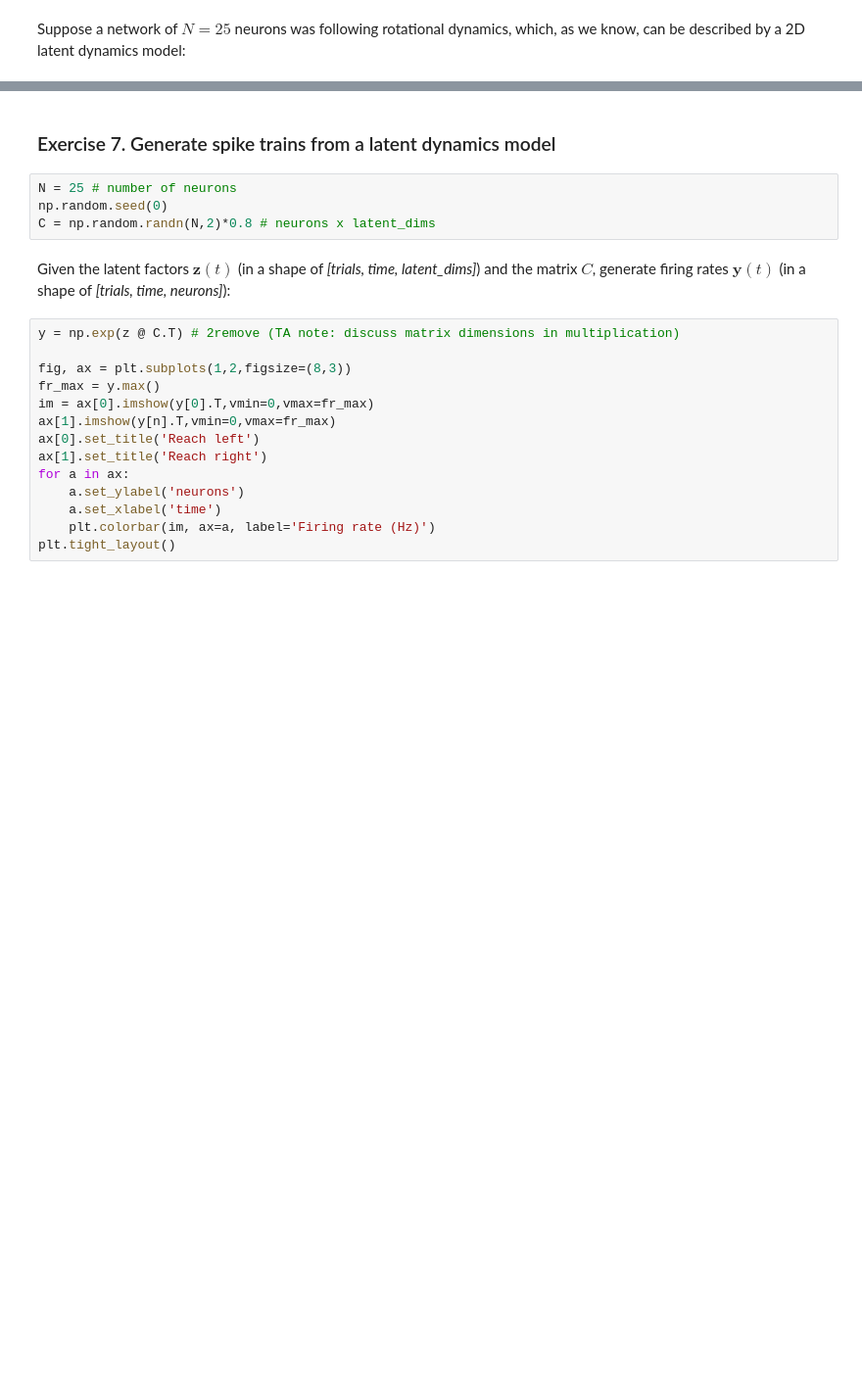
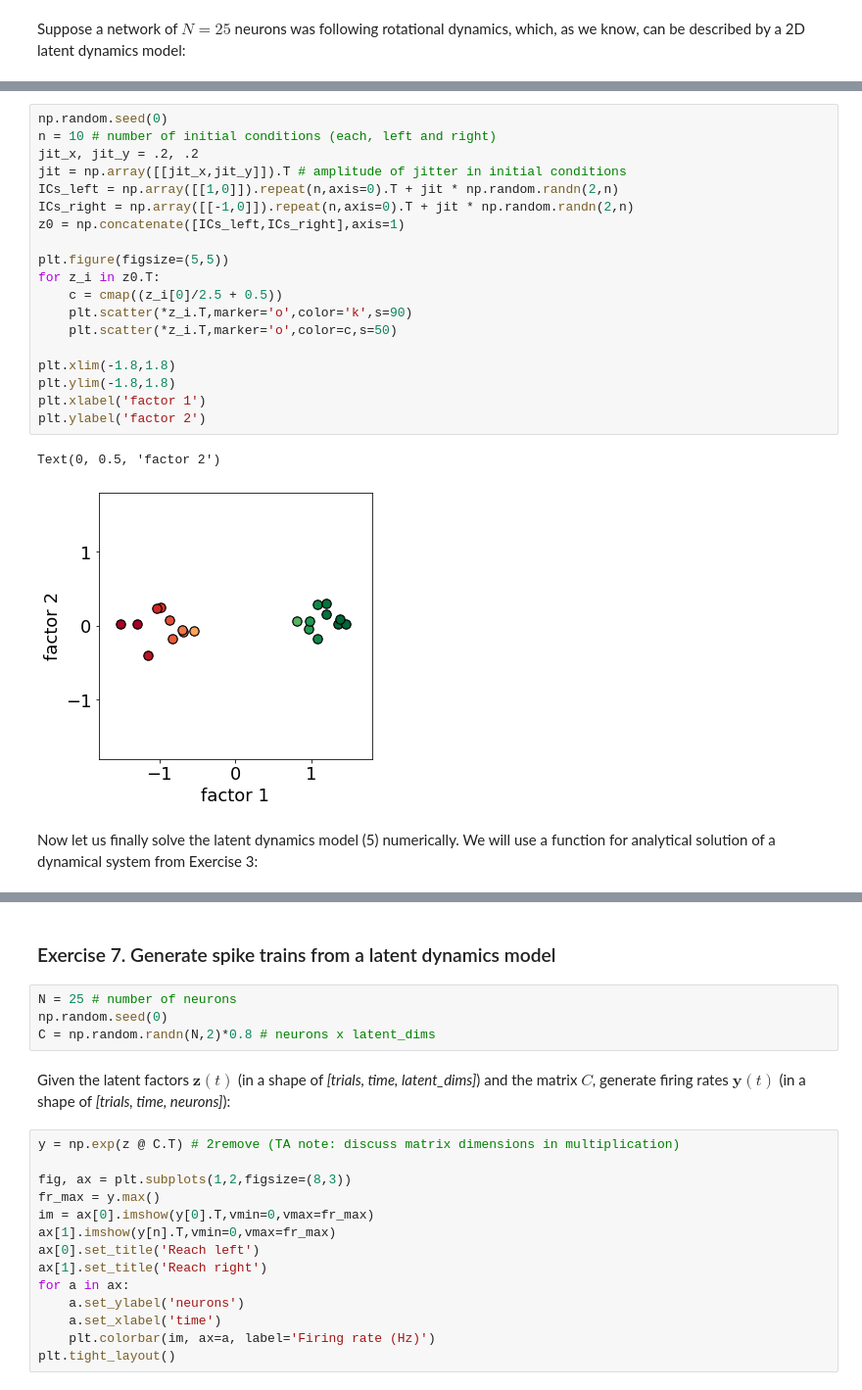
Before and after one commit to NinelK/IMBIZO2024_tutorial, a Jupyter notebook: DS_Tutorial_SOLUTIONS.ipynb, the cells around one changed output, grey strips where cells are left out. Shown at 98% size. Drawn from its saved outputs; the diff is of its cells as text; blank space fills up the shorter version.

```diff
--- a/DS_Tutorial_SOLUTIONS.ipynb
+++ b/DS_Tutorial_SOLUTIONS.ipynb
@@ -617 +638,25 @@ Suppose a network of $N=25$ neurons was following rotational dynamics, which, as
+# %%
+np.random.seed(0)
+n = 10 # number of initial conditions (each, left and right)
+jit_x, jit_y = .2, .2
+jit = np.array([[jit_x,jit_y]]).T # amplitude of jitter in initial conditions
+ICs_left = np.array([[1,0]]).repeat(n,axis=0).T + jit * np.random.randn(2,n)
+ICs_right = np.array([[-1,0]]).repeat(n,axis=0).T + jit * np.random.randn(2,n)
+z0 = np.concatenate([ICs_left,ICs_right],axis=1)
+
+plt.figure(figsize=(5,5))
+for z_i in z0.T:
+    c = cmap((z_i[0]/2.5 + 0.5))
+    plt.scatter(*z_i.T,marker='o',color='k',s=90)
+    plt.scatter(*z_i.T,marker='o',color=c,s=50)
+
+plt.xlim(-1.8,1.8)
+plt.ylim(-1.8,1.8)
+plt.xlabel('factor 1')
+plt.ylabel('factor 2')
+# %% [output]
+Text(0, 0.5, 'factor 2')
+[figure, added]
+# %% [markdown]
+Now let us finally solve the latent dynamics model (5) numerically. We will use a function for analytical solution of a dynamical system from Exercise 3:
 # %%
```
Also changed, not shown: parts of 69 cells of this notebook, 1 other file.
